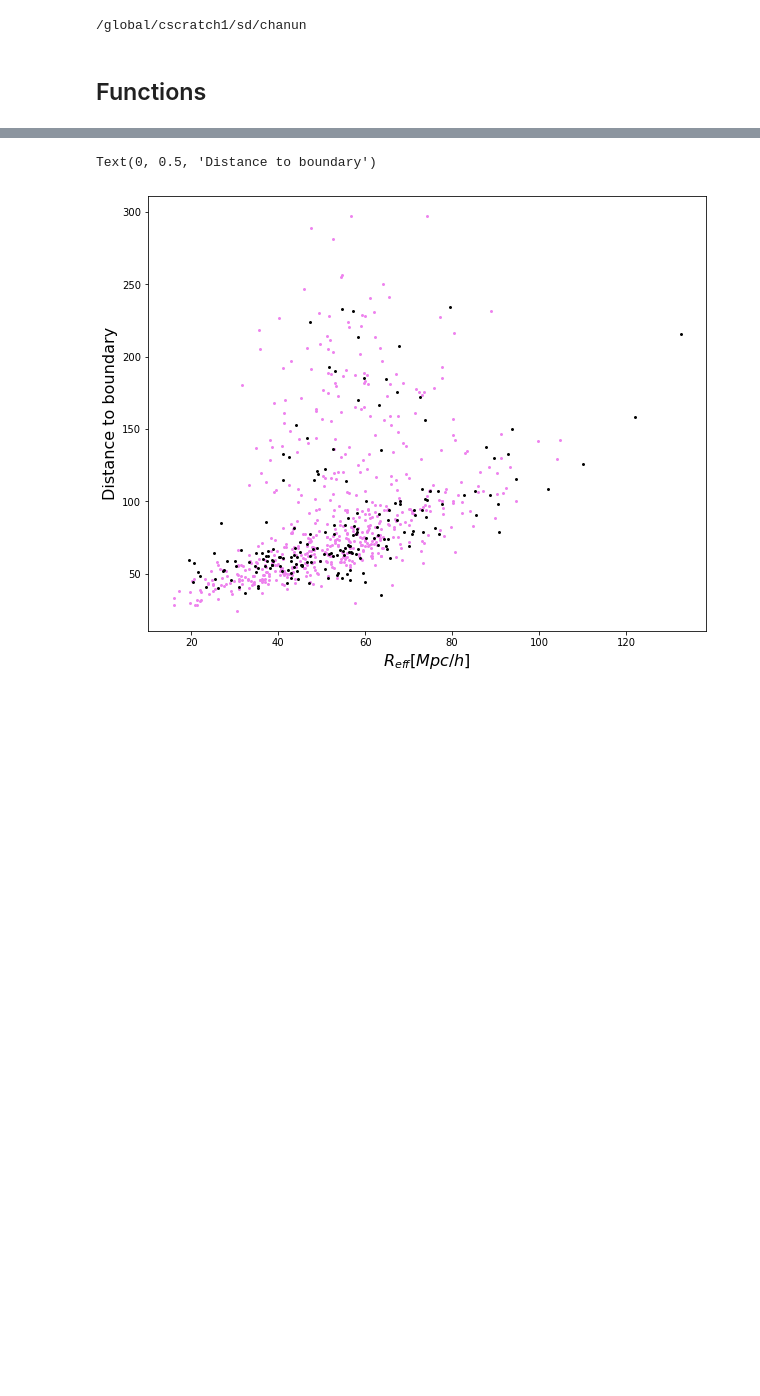
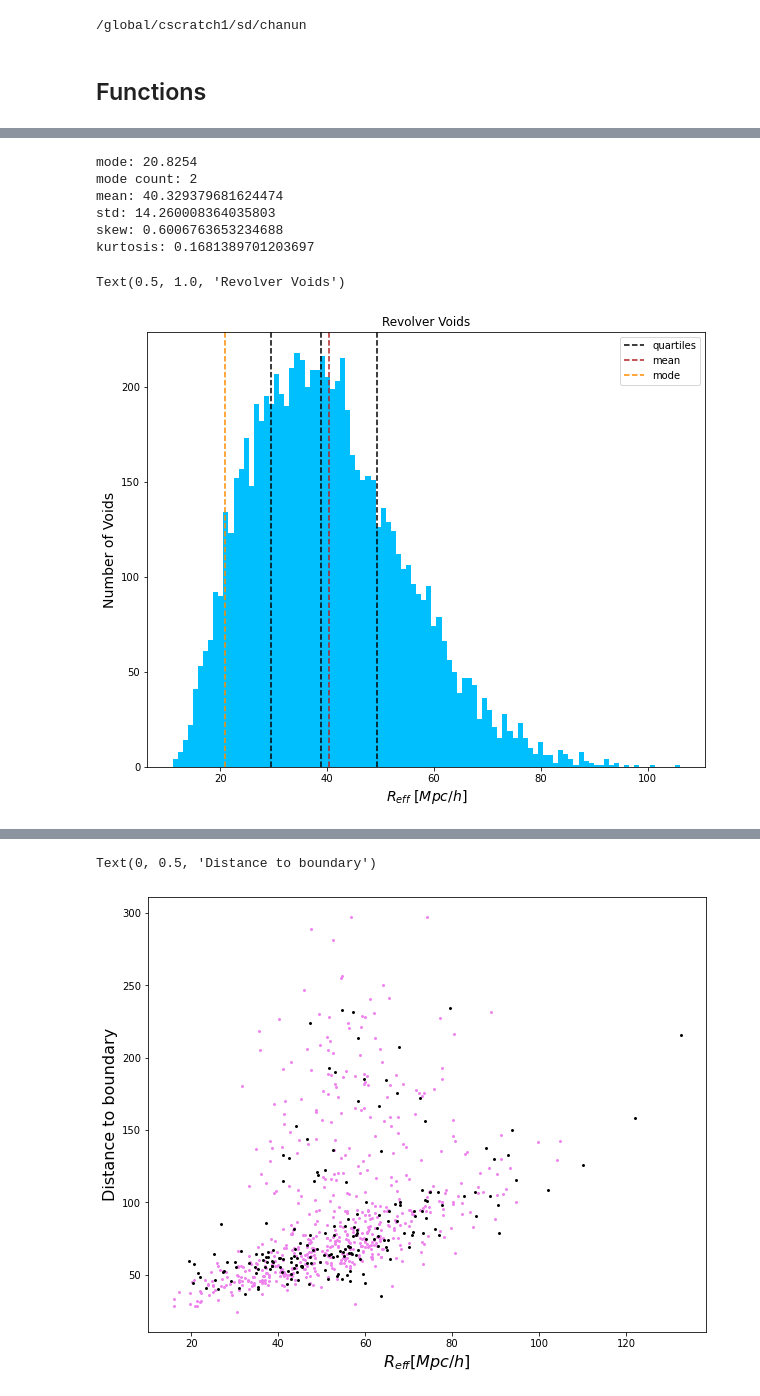
Before and after one commit to Chanuntorn/cosmic_voids, a Jupyter notebook: doc/RevolverVoidAnalysis.ipynb, the cells around one changed output, grey strips where cells are left out. Drawn from its saved outputs; the diff is of its cells as text; code cells hidden in the pictures; blank space fills up the shorter version.

```diff
--- a/doc/RevolverVoidAnalysis.ipynb
+++ b/doc/RevolverVoidAnalysis.ipynb
@@ -249,0 +268,12 @@ kurtosis: 0.8884692612867999
+# %%
+h = getstats(rreff)
+plt.title('Revolver Voids')
+# %% [output]
+mode: 20.8254
+mode count: 2
+mean: 40.329379681624474
+std: 14.260008364035803
+skew: 0.6006763653234688
+kurtosis: 0.1681389701203697
+Text(0.5, 1.0, 'Revolver Voids')
+[figure, added]
```
Also changed, not shown: parts of 22 cells of this notebook.
